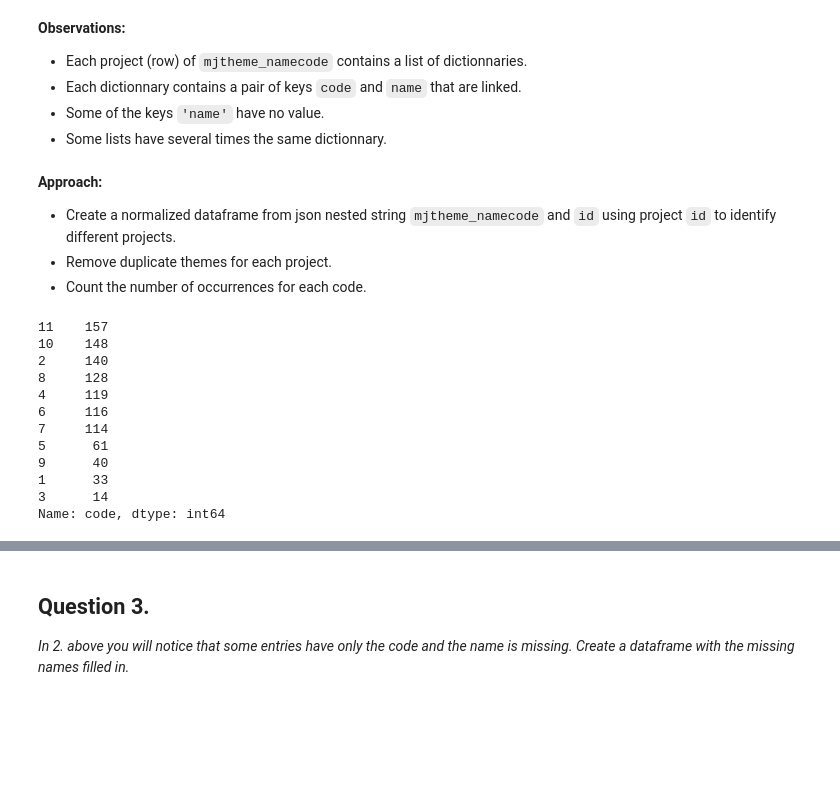
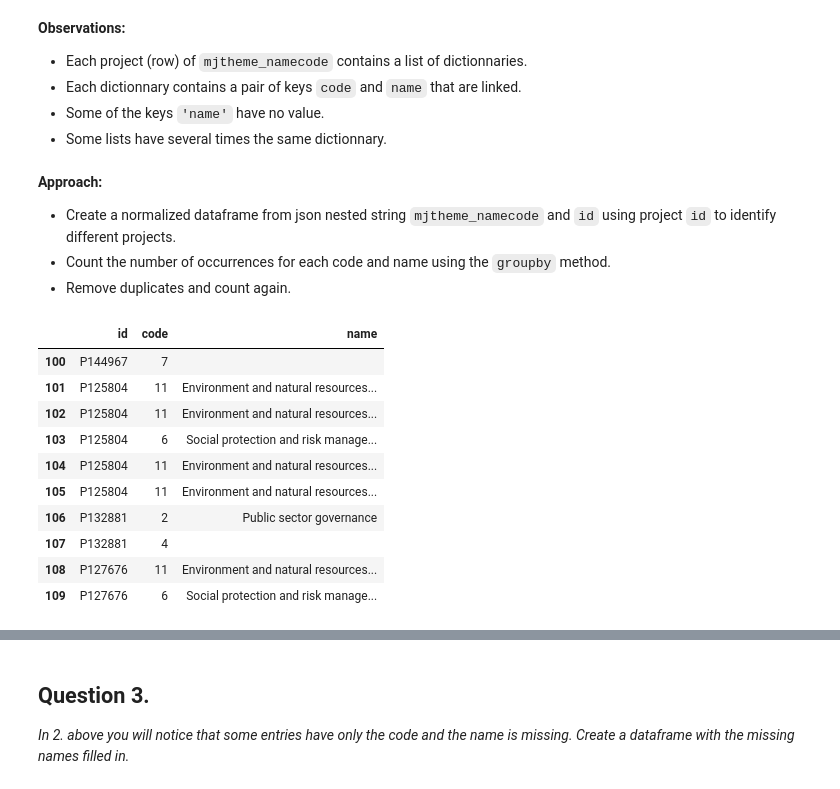
Before and after one commit to hpiet/JSON_miniproject, a Jupyter notebook: JSON_miniproject_HP.ipynb, the cells around one changed output, grey strips where cells are left out. Cells and saved outputs as stored; diff of their text form; code cells hidden in the pictures; blank space fills up the shorter version.

````diff
--- a/JSON_miniproject_HP.ipynb
+++ b/JSON_miniproject_HP.ipynb
@@ -151,24 +151,25 @@ json_df.mjtheme_namecode[100]
 **Approach:**
 
 - Create a normalized dataframe from json nested string ```mjtheme_namecode``` and ```id``` using project ```id``` to identify different projects.
-- Remove duplicate themes for each project.
-- Count the number of occurrences for each code.
+- Count the number of occurrences for each code and name using the ```groupby``` method.
+- Remove duplicates and count again.
-# %%
-# Normalized dataframe from json_string
-# Column 'name' contains blanks so we drop it to further drop duplicates only on counts
-json_normalized = json_normalize(json_string, 'mjtheme_namecode',['id']).drop('name',axis=1).drop_duplicates()
-
-json_normalized['code'].value_counts()
-# %% [output]
-11    157
-10    148
-2     140
-8     128
-4     119
-6     116
-7     114
-5      61
-9      40
-1      33
-3      14
-Name: code, dtype: int64
+# %%
+# Normalized dataframe from json_string
+json_normalized = json_normalize(json_string, 'mjtheme_namecode',['id'])
+
+# Reorder columns in the dataframe
+json_normalized = json_normalized[['id','code','name']]
+
+json_normalized[100:110]
+# %% [output]
+|  | id | code | name |
+| 100 | P144967 | 7 |  |
+| 101 | P125804 | 11 | Environment and natural resources... |
+| 102 | P125804 | 11 | Environment and natural resources... |
+| 103 | P125804 | 6 | Social protection and risk manage... |
+| 104 | P125804 | 11 | Environment and natural resources... |
+| 105 | P125804 | 11 | Environment and natural resources... |
+| 106 | P132881 | 2 | Public sector governance |
+| 107 | P132881 | 4 |  |
+| 108 | P127676 | 11 | Environment and natural resources... |
+| 109 | P127676 | 6 | Social protection and risk manage... |
````
Also changed, not shown: parts of 4 cells of this notebook.
